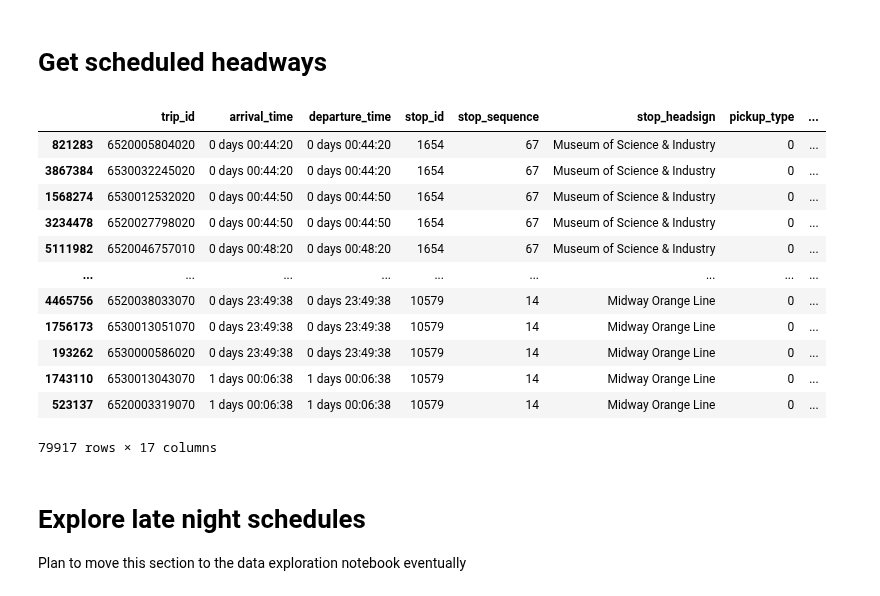
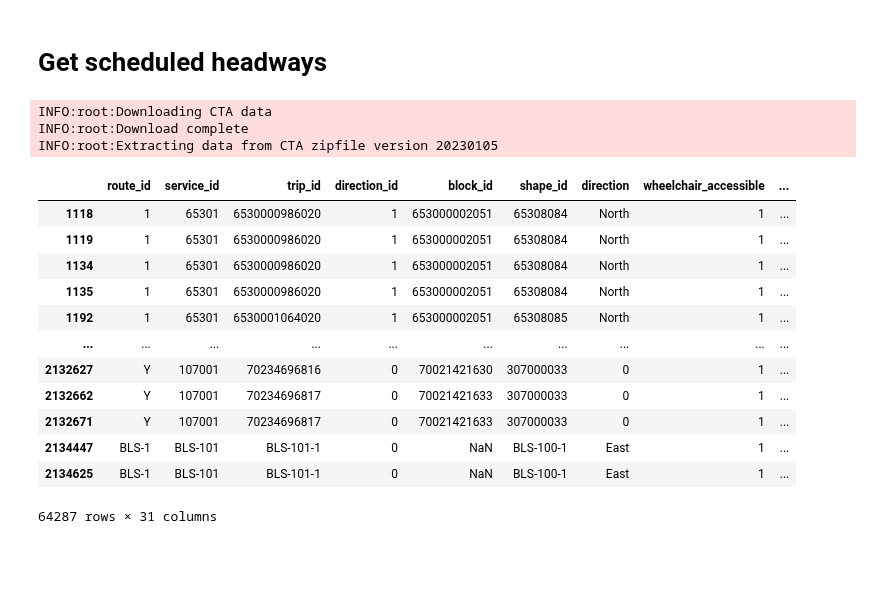
Before and after one commit to kristenhahn/cta_bus_tracker_exploration, a Jupyter notebook: headways.ipynb, the cells around one changed output. Cells and saved outputs as stored; diff of their text form; code cells hidden in the pictures; blank space fills up the shorter version.

```diff
--- a/headways.ipynb
+++ b/headways.ipynb
@@ -776,4 +855,35 @@ df_stop_schedule.loc[df_stop_schedule['route_id'] == '55']
 79917 rows × 16 columns
 # %% [markdown]
 # Get scheduled headways
+# %%
+# Test Laurie's code
+
+gtfs_feed = download_extract_format('20230105')
+# %% [output]
+INFO:root:Downloading CTA data
+INFO:root:Download complete
+INFO:root:Extracting data from CTA zipfile version 20230105
+# %%
+# test Laurie's code
+start_date = pendulum.datetime(2023, 1, 9)
+end_date = pendulum.datetime(2023, 1, 10)
+
+
+trip_summary = make_trip_summary(gtfs_feed, start_date, end_date)
+# %%
+trip_summary
+# %% [output]
+|  | route_id | service_id | trip_id | direction_id | block_id | shape_id | direction | wheelchair_accessible | ... |
+| 1118 | 1 | 65301 | 6530000986020 | 1 | 653000002051 | 65308084 | North | 1 | ... |
+| 1119 | 1 | 65301 | 6530000986020 | 1 | 653000002051 | 65308084 | North | 1 | ... |
+| 1134 | 1 | 65301 | 6530000986020 | 1 | 653000002051 | 65308084 | North | 1 | ... |
+| 1135 | 1 | 65301 | 6530000986020 | 1 | 653000002051 | 65308084 | North | 1 | ... |
+| 1192 | 1 | 65301 | 6530001064020 | 1 | 653000002051 | 65308085 | North | 1 | ... |
+| ... | ... | ... | ... | ... | ... | ... | ... | ... | ... |
+| 2132627 | Y | 107001 | 70234696816 | 0 | 70021421630 | 307000033 | 0 | 1 | ... |
+| 2132662 | Y | 107001 | 70234696817 | 0 | 70021421633 | 307000033 | 0 | 1 | ... |
+| 2132671 | Y | 107001 | 70234696817 | 0 | 70021421633 | 307000033 | 0 | 1 | ... |
+| 2134447 | BLS-1 | BLS-101 | BLS-101-1 | 0 | NaN | BLS-100-1 | East | 1 | ... |
+| 2134625 | BLS-1 | BLS-101 | BLS-101-1 | 0 | NaN | BLS-100-1 | East | 1 | ... |
+64287 rows × 31 columns
 # %%
@@ -844,23 +967,5 @@ def get_scheduled_headways(rt:str, stop_schedule:pd.DataFrame) -> pd.DataFrame:
 %%capture --no-display
 # turn off warnings
 
-get_scheduled_headways('55',df_stop_schedule)
+# Test
+test = get_scheduled_headways('55', '2023-01-09')
-# %% [output]
-|  | trip_id | arrival_time | departure_time | stop_id | stop_sequence | stop_headsign | pickup_type | ... |
-| 821283 | 6520005804020 | 0 days 00:44:20 | 0 days 00:44:20 | 1654 | 67 | Museum of Science & Industry | 0 | ... |
-| 3867384 | 6530032245020 | 0 days 00:44:20 | 0 days 00:44:20 | 1654 | 67 | Museum of Science & Industry | 0 | ... |
-| 1568274 | 6530012532020 | 0 days 00:44:50 | 0 days 00:44:50 | 1654 | 67 | Museum of Science & Industry | 0 | ... |
-| 3234478 | 6520027798020 | 0 days 00:44:50 | 0 days 00:44:50 | 1654 | 67 | Museum of Science & Industry | 0 | ... |
-| 5111982 | 6520046757010 | 0 days 00:48:20 | 0 days 00:48:20 | 1654 | 67 | Museum of Science & Industry | 0 | ... |
-| ... | ... | ... | ... | ... | ... | ... | ... | ... |
-| 4465756 | 6520038033070 | 0 days 23:49:38 | 0 days 23:49:38 | 10579 | 14 | Midway Orange Line | 0 | ... |
-| 1756173 | 6530013051070 | 0 days 23:49:38 | 0 days 23:49:38 | 10579 | 14 | Midway Orange Line | 0 | ... |
-| 193262 | 6530000586020 | 0 days 23:49:38 | 0 days 23:49:38 | 10579 | 14 | Midway Orange Line | 0 | ... |
-| 1743110 | 6530013043070 | 1 days 00:06:38 | 1 days 00:06:38 | 10579 | 14 | Midway Orange Line | 0 | ... |
-| 523137 | 6520003319070 | 1 days 00:06:38 | 1 days 00:06:38 | 10579 | 14 | Midway Orange Line | 0 | ... |
-79917 rows × 17 columns
-# %% [markdown]
-
-
-# Explore late night schedules
-Plan to move this section to the data exploration notebook eventually
```
Also changed, not shown: parts of 27 cells of this notebook.
